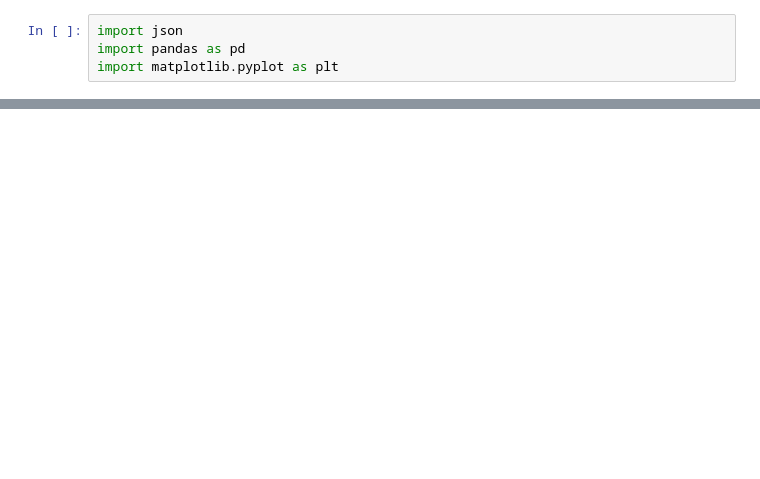
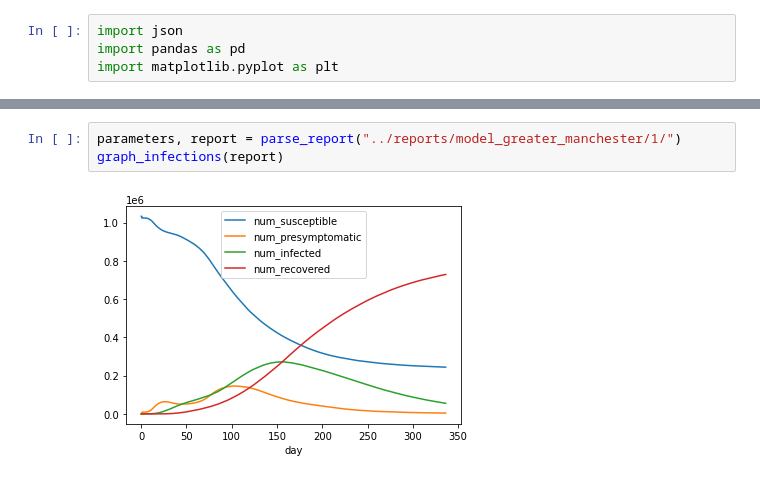
Before and after one commit to Alfred-Mountfield/outbreak-sim, a Jupyter notebook: python/report_reader.ipynb, the cells around one changed output, grey strips where cells are left out. Cells and saved outputs as stored; diff of their text form; blank space fills up the shorter version.

```diff
--- a/python/report_reader.ipynb
+++ b/python/report_reader.ipynb
@@ -112,0 +24,5 @@ report2.plot(ax=ax)
+# %%
+parameters, report = parse_report("../reports/model_greater_manchester/1/")
+graph_infections(report)
+# %% [output]
+[figure, added]
```
Also changed, not shown: parts of 14 cells of this notebook, 5 other files.
